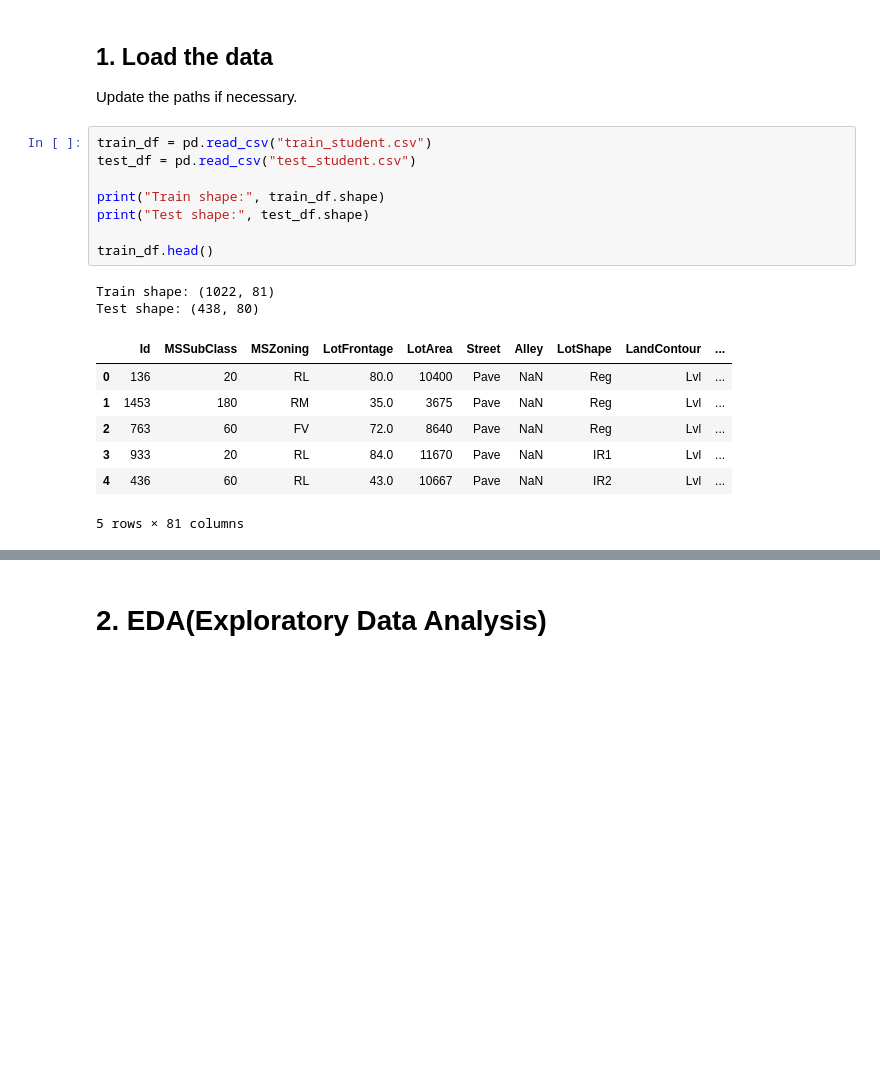
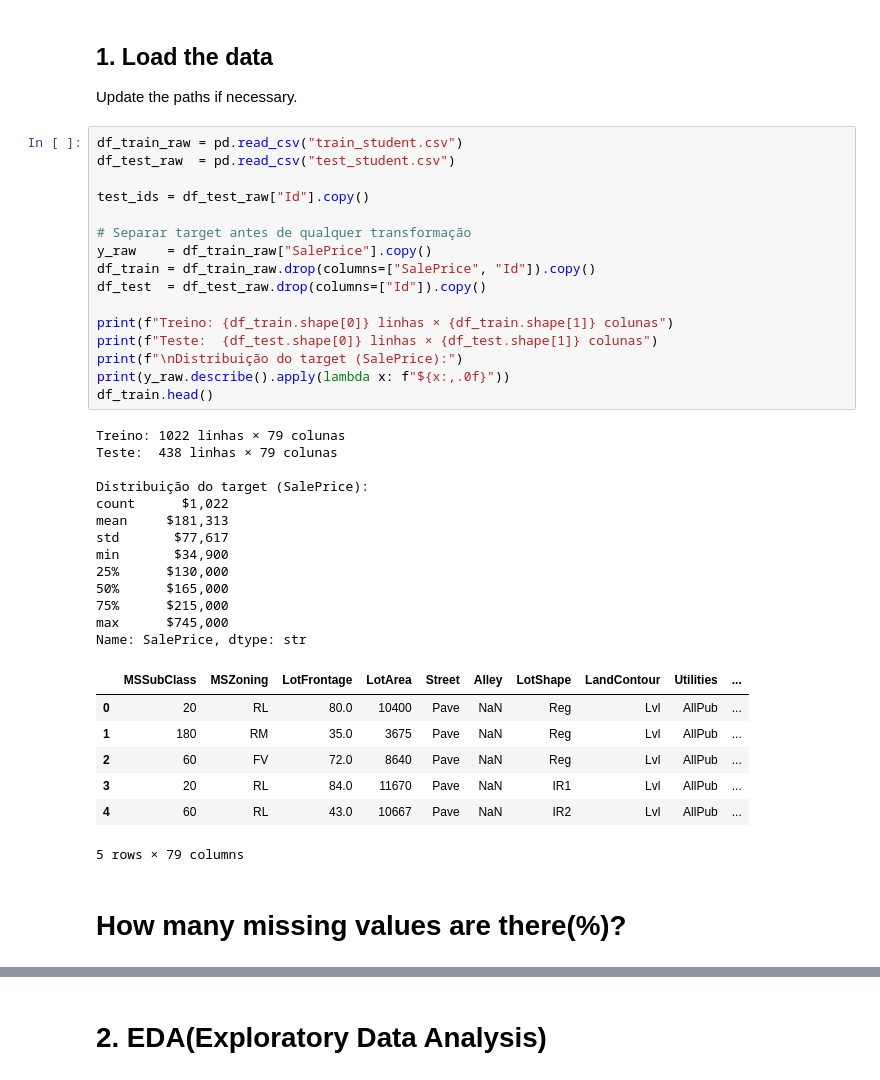
Before and after one commit to CristopherWallau/DataScience-I, a Jupyter notebook: Lab5/lab05.ipynb, the cells around one changed output, grey strips where cells are left out. Saved outputs shown, nothing was run; the diff lists cells and outputs as text; blank space fills up the shorter version.

```diff
--- a/Lab5/lab05.ipynb
+++ b/Lab5/lab05.ipynb
@@ -183,21 +183,42 @@ from sklearn.ensemble import RandomForestRegressor
 ## 1. Load the data
 
 Update the paths if necessary.
-# %%
-train_df = pd.read_csv("train_student.csv")
-test_df = pd.read_csv("test_student.csv")
-
-print("Train shape:", train_df.shape)
-print("Test shape:", test_df.shape)
-
-train_df.head()
-# %% [output]
-Train shape: (1022, 81)
-Test shape: (438, 80)
-|  | Id | MSSubClass | MSZoning | LotFrontage | LotArea | Street | Alley | LotShape | LandContour | ... |
-| 0 | 136 | 20 | RL | 80.0 | 10400 | Pave | NaN | Reg | Lvl | ... |
-| 1 | 1453 | 180 | RM | 35.0 | 3675 | Pave | NaN | Reg | Lvl | ... |
-| 2 | 763 | 60 | FV | 72.0 | 8640 | Pave | NaN | Reg | Lvl | ... |
-| 3 | 933 | 20 | RL | 84.0 | 11670 | Pave | NaN | IR1 | Lvl | ... |
-| 4 | 436 | 60 | RL | 43.0 | 10667 | Pave | NaN | IR2 | Lvl | ... |
-5 rows × 81 columns
+# %%
+df_train_raw = pd.read_csv("train_student.csv")
+df_test_raw  = pd.read_csv("test_student.csv")
+
+test_ids = df_test_raw["Id"].copy()
+
+# Separar target antes de qualquer transformação
+y_raw    = df_train_raw["SalePrice"].copy()
+df_train = df_train_raw.drop(columns=["SalePrice", "Id"]).copy()
+df_test  = df_test_raw.drop(columns=["Id"]).copy()
+
+print(f"Treino: {df_train.shape[0]} linhas × {df_train.shape[1]} colunas")
+print(f"Teste:  {df_test.shape[0]} linhas × {df_test.shape[1]} colunas")
+print(f"\nDistribuição do target (SalePrice):")
+print(y_raw.describe().apply(lambda x: f"${x:,.0f}"))
+df_train.head()
+# %% [output]
+Treino: 1022 linhas × 79 colunas
+Teste:  438 linhas × 79 colunas
+
+Distribuição do target (SalePrice):
+count      $1,022
+mean     $181,313
+std       $77,617
+min       $34,900
+25%      $130,000
+50%      $165,000
+75%      $215,000
+max      $745,000
+Name: SalePrice, dtype: str
+|  | MSSubClass | MSZoning | LotFrontage | LotArea | Street | Alley | LotShape | LandContour | Utilities | ... |
+| 0 | 20 | RL | 80.0 | 10400 | Pave | NaN | Reg | Lvl | AllPub | ... |
+| 1 | 180 | RM | 35.0 | 3675 | Pave | NaN | Reg | Lvl | AllPub | ... |
+| 2 | 60 | FV | 72.0 | 8640 | Pave | NaN | Reg | Lvl | AllPub | ... |
+| 3 | 20 | RL | 84.0 | 11670 | Pave | NaN | IR1 | Lvl | AllPub | ... |
+| 4 | 60 | RL | 43.0 | 10667 | Pave | NaN | IR2 | Lvl | AllPub | ... |
+5 rows × 79 columns
+# %% [markdown]
+# How many missing values are there(%)?
```
Also changed, not shown: parts of 15 cells of this notebook, 2 other files.
